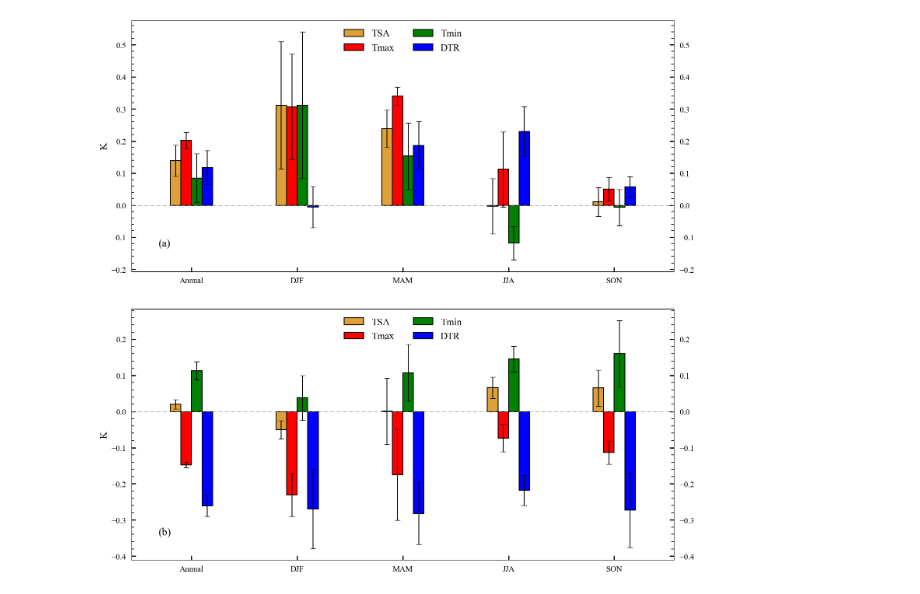
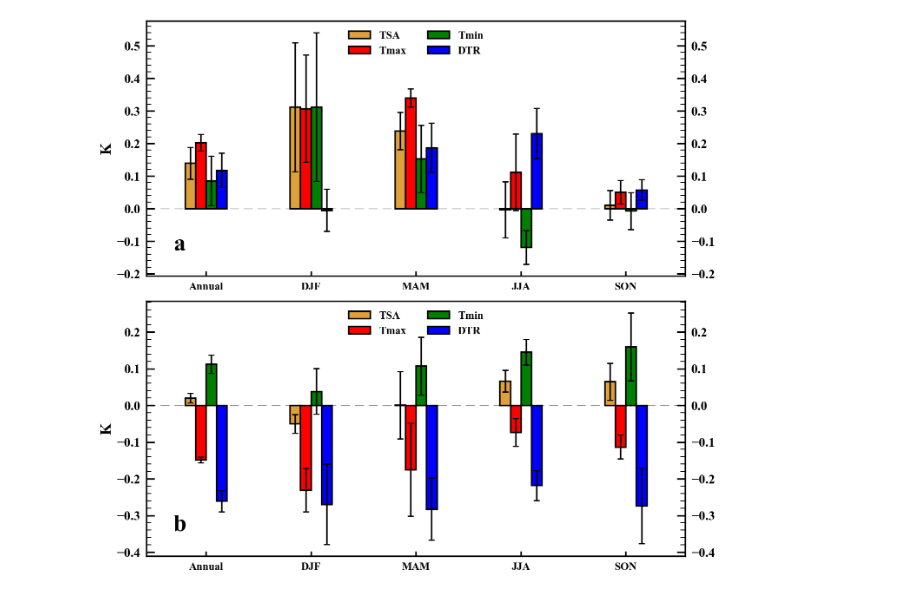
Before and after one commit to wuewaa/boxplot, a Jupyter notebook: bar_error.ipynb, the cells around one changed output. Drawn from its saved outputs; the diff is of its cells as text; code cells hidden in the pictures.

```diff
--- a/bar_error.ipynb
+++ b/bar_error.ipynb
@@ -41,7 +34,8 @@ def AreaWeightMean(data2D, lat, lon):
 
 plt.style.use('default')
 plt.rcParams['font.family'] = 'Times New Roman'
-plt.rcParams['font.size'] = 15
+plt.rcParams['font.size'] = 18
+plt.rcParams['font.weight'] = 'bold'
 plt.rcParams['ytick.direction'] = 'in' #y轴刻度是往外还是往内
 plt.rcParams['ytick.minor.visible'] = True #y轴是否添加小刻度
 plt.rcParams['ytick.major.right'] = True #y轴是否添加大刻度
@@ -141,55 +138,67 @@ type3_exp3_region2_season5_data4[:, :, :, 4, :] = np.mean(type3_exp3_region2_mon
 # %%
-fig = plt.figure(figsize=(18, 18))
+fig = plt.figure(figsize=(16, 16))
 gs = gridspec.GridSpec(2, 1)
-gs.update(wspace=0, hspace=0.15)
+gs.update(wspace=0, hspace=0.1)
 ax = fig.add_subplot(gs[0, 0])
-bar_tsa = ax.bar(np.arange(2, 30, 6), type3_exp3_region2_season5_data4[0, :, 0, :, 0].mean(axis=0), color='#DEA13A', width=0.6, edgecolor='k', linewidth=1.5, label='TSA')
-bar_tmax = ax.bar(np.arange(2.6, 30.6, 6), type3_exp3_region2_season5_data4[0, :, 0, :, 1].mean(axis=0), color='red', width=0.6, edgecolor='k', linewidth=1.5, label='Tmax')
-bar_tmin = ax.bar(np.arange(3.2, 31.2, 6), type3_exp3_region2_season5_data4[0, :, 0, :, 2].mean(axis=0), color='green', width=0.6, edgecolor='k', linewidth=1.5, label='Tmin')
-bar_dtr = ax.bar(np.arange(3.8, 31.8, 6), type3_exp3_region2_season5_data4[0, :, 0, :, 3].mean(axis=0), color='blue', width=0.6, edgecolor='k', linewidth=1.5, label='DTR')
+ax.axhline(0, linewidth=1, color='grey', linestyle=(0,(15,8)), zorder=1)
+bar_tsa = ax.bar(np.arange(2, 30, 6), type3_exp3_region2_season5_data4[0, :, 0, :, 0].mean(axis=0), color='#DEA13A', width=0.6, edgecolor='k', linewidth=2.5, label='TSA', zorder=2)
+bar_tmax = ax.bar(np.arange(2.6, 30.6, 6), type3_exp3_region2_season5_data4[0, :, 0, :, 1].mean(axis=0), color='red', width=0.6, edgecolor='k', linewidth=2.5, label='Tmax', zorder=2)
+bar_tmin = ax.bar(np.arange(3.2, 31.2, 6), type3_exp3_region2_season5_data4[0, :, 0, :, 2].mean(axis=0), color='green', width=0.6, edgecolor='k', linewidth=2.5, label='Tmin', zorder=2)
+bar_dtr = ax.bar(np.arange(3.8, 31.8, 6), type3_exp3_region2_season5_data4[0, :, 0, :, 3].mean(axis=0), color='blue', width=0.6, edgecolor='k', linewidth=2.5, label='DTR', zorder=2)
 errorbar_tsa = ax.errorbar(np.arange(2, 30, 6), type3_exp3_region2_season5_data4[0, :, 0, :, 0].mean(axis=0), yerr=type3_exp3_region2_season5_data4[0, :, 0, :, 0].std(axis=0),\
-                           fmt='o', ms=0, capsize=5, color='black')
+                           fmt='o', ms=0, capsize=5, color='black', elinewidth=2.5, capthick=2, zorder=3)
 errorbar_tsa = ax.errorbar(np.arange(2.6, 30.6, 6), type3_exp3_region2_season5_data4[0, :, 0, :, 1].mean(axis=0), yerr=type3_exp3_region2_season5_data4[0, :, 0, :, 1].std(axis=0),\
-                           fmt='o', ms=0, capsize=5, color='black')
+                           fmt='o', ms=0, capsize=5, color='black', elinewidth=2.5, capthick=2, zorder=3)
 errorbar_tsa = ax.errorbar(np.arange(3.2, 31.2, 6), type3_exp3_region2_season5_data4[0, :, 0, :, 2].mean(axis=0), yerr=type3_exp3_region2_season5_data4[0, :, 0, :, 2].std(axis=0),\
-                           fmt='o', ms=0, capsize=5, color='black')
+                           fmt='o', ms=0, capsize=5, color='black', elinewidth=2.5, capthick=2, zorder=3)
 errorbar_tsa = ax.errorbar(np.arange(3.8, 31.8, 6), type3_exp3_region2_season5_data4[0, :, 0, :, 3].mean(axis=0), yerr=type3_exp3_region2_season5_data4[0, :, 0, :, 3].std(axis=0),\
-                           fmt='o', ms=0, capsize=5, color='black')
-ax.axhline(0, linewidth=0.5, color='grey', linestyle=(0,(15,8)))
+                           fmt='o', ms=0, capsize=5, color='black', elinewidth=2.5, capthick=2, zorder=3)
 ax.legend(loc='upper center', frameon=False, ncol=2, fontsize=18)
-ax.set_ylabel('K', fontsize=18)
-ax.tick_params(axis="both", which='major', width=2, length=8, direction='in', right=True, top=False, labelright=True, pad=10)
-ax.tick_params(axis="both", which='minor', width=1.25, length=5, direction='in', right=True, top=False)
+ax.set_ylabel('K', fontsize=25, weight='bold')
+ax.tick_params(axis="both", which='major', width=2.5, length=14, direction='in', right=True, top=False, labelright=True, pad=10)
+ax.tick_params(axis="both", which='minor', width=1.4, length=8, direction='in', right=True, top=False)
+ax.tick_params(axis='x', which='major', length=8)
+ax.tick_params(axis='y', labelsize='large')
+ax.spines['top'].set_linewidth(2.5)
+ax.spines['right'].set_linewidth(2.5)
+ax.spines['bottom'].set_linewidth(2.5)
+ax.spines['left'].set_linewidth(2.5)
 ax.set_xlim(-0.5, 30.3)
 ax.set_xticks([2.9, 8.9, 14.9, 20.9, 26.9])
 ax.set_xticklabels(['Annual', 'DJF', 'MAM', 'JJA', 'SON'])
-plt.text(0.05, 0.1, f'(a)', fontsize=20, transform=ax.transAxes)
+plt.text(0.05, 0.1, f'a', fontsize=40, transform=ax.transAxes)
 
 
 
 ax2 = fig.add_subplot(gs[1, 0])
-bar_tsa = ax2.bar(np.arange(2, 30, 6), type3_exp3_region2_season5_data4[0, :, 1, :, 0].mean(axis=0), color='#DEA13A', width=0.6, edgecolor='k', linewidth=1.5, label='TSA')
-bar_tmax = ax2.bar(np.arange(2.6, 30.6, 6), type3_exp3_region2_season5_data4[0, :, 1, :, 1].mean(axis=0), color='red', width=0.6, edgecolor='k', linewidth=1.5, label='Tmax')
-bar_tmin = ax2.bar(np.arange(3.2, 31.2, 6), type3_exp3_region2_season5_data4[0, :, 1, :, 2].mean(axis=0), color='green', width=0.6, edgecolor='k', linewidth=1.5, label='Tmin')
-bar_dtr = ax2.bar(np.arange(3.8, 31.8, 6), type3_exp3_region2_season5_data4[0, :, 1, :, 3].mean(axis=0), color='blue', width=0.6, edgecolor='k', linewidth=1.5, label='DTR')
+ax2.axhline(0, linewidth=1, color='grey', linestyle=(0,(15,8)), zorder=1)
+bar_tsa = ax2.bar(np.arange(2, 30, 6), type3_exp3_region2_season5_data4[0, :, 1, :, 0].mean(axis=0), color='#DEA13A', width=0.6, edgecolor='k', linewidth=2.5, label='TSA', zorder=2)
+bar_tmax = ax2.bar(np.arange(2.6, 30.6, 6), type3_exp3_region2_season5_data4[0, :, 1, :, 1].mean(axis=0), color='red', width=0.6, edgecolor='k', linewidth=2.5, label='Tmax', zorder=2)
+bar_tmin = ax2.bar(np.arange(3.2, 31.2, 6), type3_exp3_region2_season5_data4[0, :, 1, :, 2].mean(axis=0), color='green', width=0.6, edgecolor='k', linewidth=2.5, label='Tmin', zorder=2)
+bar_dtr = ax2.bar(np.arange(3.8, 31.8, 6), type3_exp3_region2_season5_data4[0, :, 1, :, 3].mean(axis=0), color='blue', width=0.6, edgecolor='k', linewidth=2.5, label='DTR', zorder=2)
 errorbar_tsa = ax2.errorbar(np.arange(2, 30, 6), type3_exp3_region2_season5_data4[0, :, 1, :, 0].mean(axis=0), yerr=type3_exp3_region2_season5_data4[0, :, 1, :, 0].std(axis=0),\
-                           fmt='o', ms=0, capsize=5, color='black')
+                           fmt='o', ms=0, capsize=5, color='black', elinewidth=2.5, capthick=2, zorder=3)
 errorbar_tsa = ax2.errorbar(np.arange(2.6, 30.6, 6), type3_exp3_region2_season5_data4[0, :, 1, :, 1].mean(axis=0), yerr=type3_exp3_region2_season5_data4[0, :, 1, :, 1].std(axis=0),\
-                           fmt='o', ms=0, capsize=5, color='black')
+                           fmt='o', ms=0, capsize=5, color='black', elinewidth=2.5, capthick=2, zorder=3)
 errorbar_tsa = ax2.errorbar(np.arange(3.2, 31.2, 6), type3_exp3_region2_season5_data4[0, :, 1, :, 2].mean(axis=0), yerr=type3_exp3_region2_season5_data4[0, :, 1, :, 2].std(axis=0),\
-                           fmt='o', ms=0, capsize=5, color='black')
+                           fmt='o', ms=0, capsize=5, color='black', elinewidth=2.5, capthick=2, zorder=3)
 errorbar_tsa = ax2.errorbar(np.arange(3.8, 31.8, 6), type3_exp3_region2_season5_data4[0, :, 1, :, 3].mean(axis=0), yerr=type3_exp3_region2_season5_data4[0, :, 1, :, 3].std(axis=0),\
-                           fmt='o', ms=0, capsize=5, color='black')
-ax2.axhline(0, linewidth=0.5, color='grey', linestyle=(0,(15,8)))
+                           fmt='o', ms=0, capsize=5, color='black', elinewidth=2.5, capthick=2, zorder=3)
 ax2.legend(loc='upper center', frameon=False, ncol=2, fontsize=18)
-ax2.set_ylabel('K', fontsize=18)
-ax2.tick_params(axis="both", which='major', width=2, length=8, direction='in', right=True, top=False, labelright=True, pad=10)
-ax2.tick_params(axis="both", which='minor', width=1.25, length=5, direction='in', right=True, top=False)
+ax2.set_ylabel('K', fontsize=25, weight='bold')
+ax2.tick_params(axis="both", which='major', width=2.5, length=14, direction='in', right=True, top=False, labelright=True, pad=10)
+ax2.tick_params(axis="both", which='minor', width=1.4, length=8, direction='in', right=True, top=False)
+ax2.tick_params(axis='x', which='major', length=8)
+ax2.tick_params(axis='y', labelsize='large')
+ax2.spines['top'].set_linewidth(2.5)
+ax2.spines['right'].set_linewidth(2.5)
+ax2.spines['bottom'].set_linewidth(2.5)
+ax2.spines['left'].set_linewidth(2.5)
 ax2.set_xlim(-0.5, 30.3)
 ax2.set_xticks([2.9, 8.9, 14.9, 20.9, 26.9])
 ax2.set_xticklabels(['Annual', 'DJF', 'MAM', 'JJA', 'SON'])
-plt.text(0.05, 0.1, f'(b)', fontsize=20, transform=ax2.transAxes)
-plt.savefig(f'F:\\hwchen\\fig3-diff-fix-tsa-dtr\\picture\\bar_error\\bar_fix2009-fix1960.png', bbox_inches='tight')
+plt.text(0.05, 0.1, f'b', fontsize=40, transform=ax2.transAxes)
+# plt.savefig(f'F:\\hwchen\\fig3-diff-fix-tsa-dtr\\picture\\bar_error\\bar_fix2009-fix1960.png', bbox_inches='tight')
 # %% [output]
-[figure, old version]
+[figure, new version]
 # %%
```
Also changed, not shown: parts of 4 cells of this notebook.
